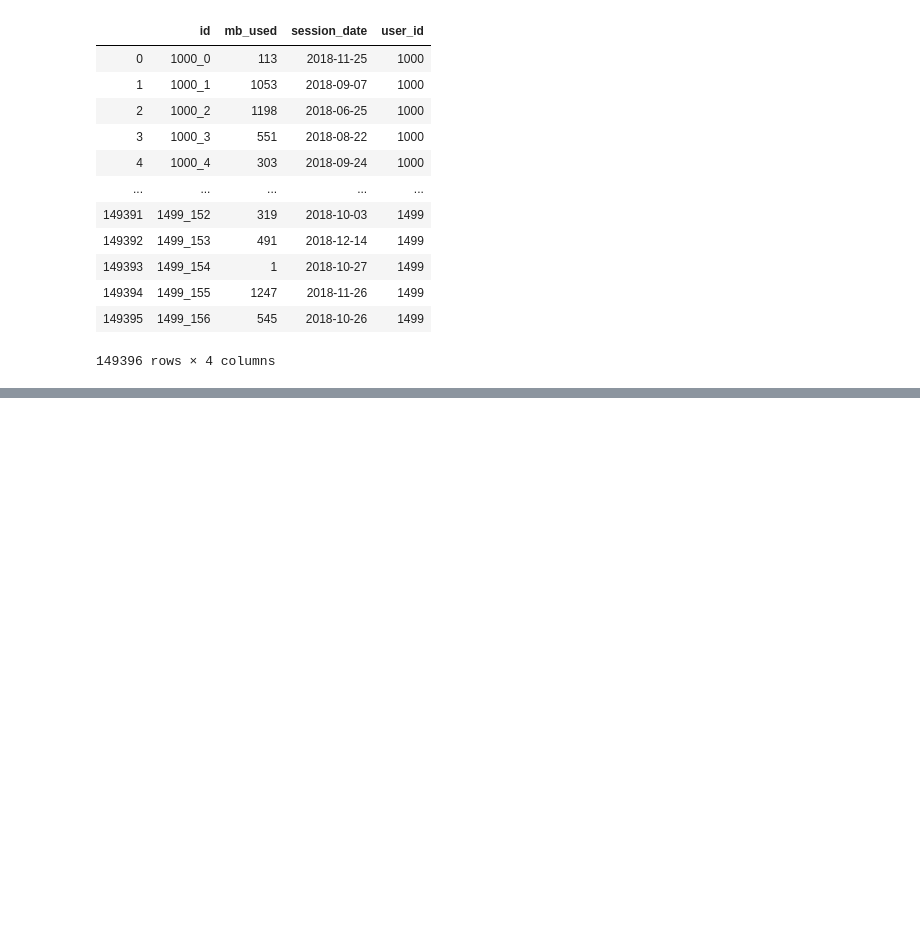
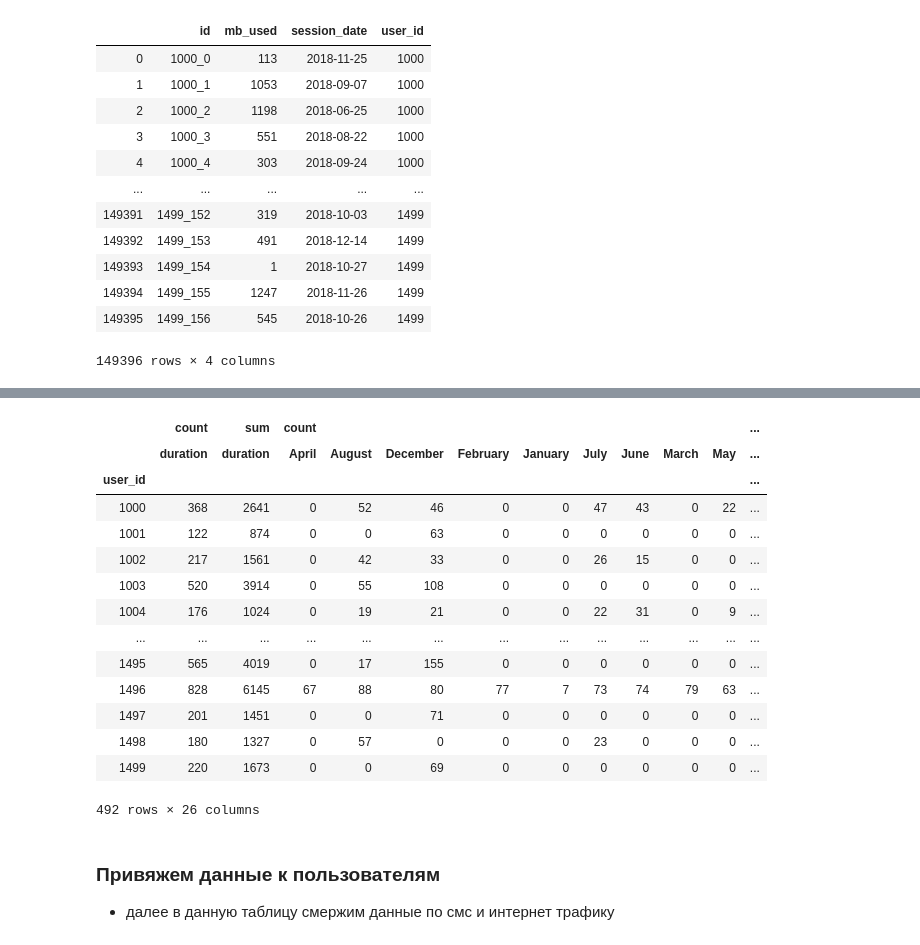
Before and after one commit to rendley/yandex_data_sciense, a Jupyter notebook: Step_4/project.ipynb, the cells around one changed output, grey strips where cells are left out. Drawn from its saved outputs; the diff is of its cells as text; code cells hidden in the pictures; blank space fills up the shorter version.

```diff
--- a/Step_4/project.ipynb
+++ b/Step_4/project.ipynb
@@ -425,0 +440,2 @@ internet
+# %%
+calls['call_date_month'] = calls['call_date'].dt.month_name()
@@ -425,0 +460,8 @@ internet
+# %%
+## Временный датасет с количеством минут и разбиением по месяцам
+temp = calls.pivot_table(index='user_id',
+                    columns='call_date_month',
+                    values='duration',
+                    aggfunc=['count', 'sum'],
+                    fill_value = 0)
+temp
@@ -425,0 +484,30 @@ internet
+# %%
+#### Временный датасет с количеством минут и разбиением по месяцам + добавлены общие значения
+temp_two = (
+            calls.pivot_table(index='user_id',
+                              values='duration',
+                              aggfunc=['count', 'sum'],
+                              fill_value = 0)
+            .merge(temp, how='outer', on='user_id')
+            )
+temp_two
+# %% [output]
+|  | count | sum | count |  |  |  |  |  |  |  |  | ... |
+|  | duration | duration | April | August | December | February | January | July | June | March | May | ... |
+| user_id |  |  |  |  |  |  |  |  |  |  |  | ... |
+| 1000 | 368 | 2641 | 0 | 52 | 46 | 0 | 0 | 47 | 43 | 0 | 22 | ... |
+| 1001 | 122 | 874 | 0 | 0 | 63 | 0 | 0 | 0 | 0 | 0 | 0 | ... |
+| 1002 | 217 | 1561 | 0 | 42 | 33 | 0 | 0 | 26 | 15 | 0 | 0 | ... |
+| 1003 | 520 | 3914 | 0 | 55 | 108 | 0 | 0 | 0 | 0 | 0 | 0 | ... |
+| 1004 | 176 | 1024 | 0 | 19 | 21 | 0 | 0 | 22 | 31 | 0 | 9 | ... |
+| ... | ... | ... | ... | ... | ... | ... | ... | ... | ... | ... | ... | ... |
+| 1495 | 565 | 4019 | 0 | 17 | 155 | 0 | 0 | 0 | 0 | 0 | 0 | ... |
+| 1496 | 828 | 6145 | 67 | 88 | 80 | 77 | 7 | 73 | 74 | 79 | 63 | ... |
+| 1497 | 201 | 1451 | 0 | 0 | 71 | 0 | 0 | 0 | 0 | 0 | 0 | ... |
+| 1498 | 180 | 1327 | 0 | 57 | 0 | 0 | 0 | 23 | 0 | 0 | 0 | ... |
+| 1499 | 220 | 1673 | 0 | 0 | 69 | 0 | 0 | 0 | 0 | 0 | 0 | ... |
+492 rows × 26 columns
+# %% [markdown]
+### Привяжем данные к пользователям
+
+- далее в данную таблицу смержим данные по смс и интернет трафику
```
Also changed, not shown: parts of 31 cells of this notebook.
